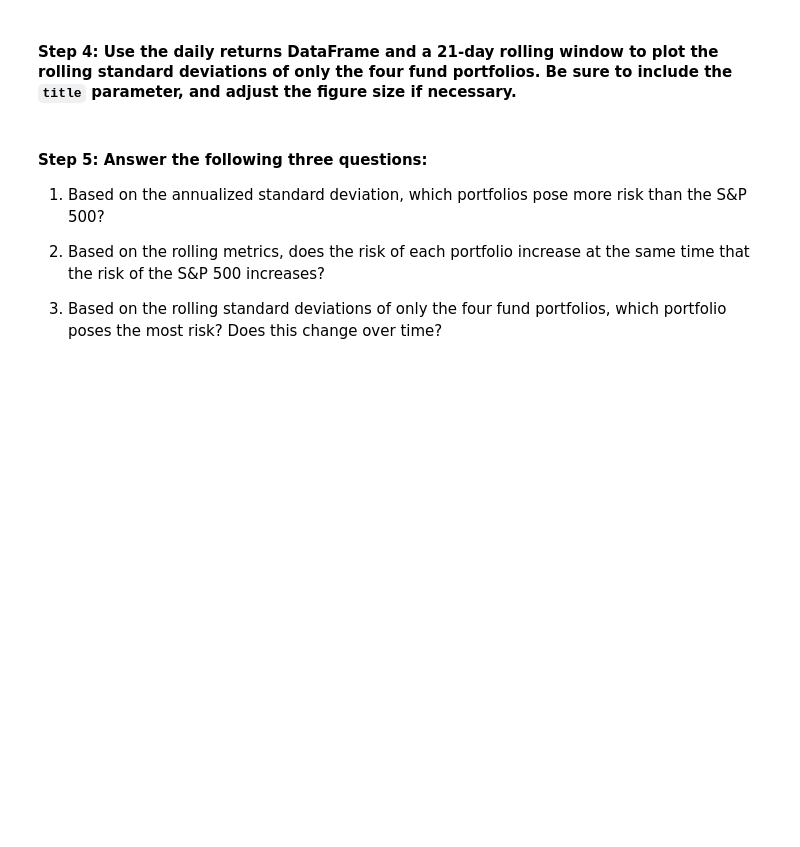
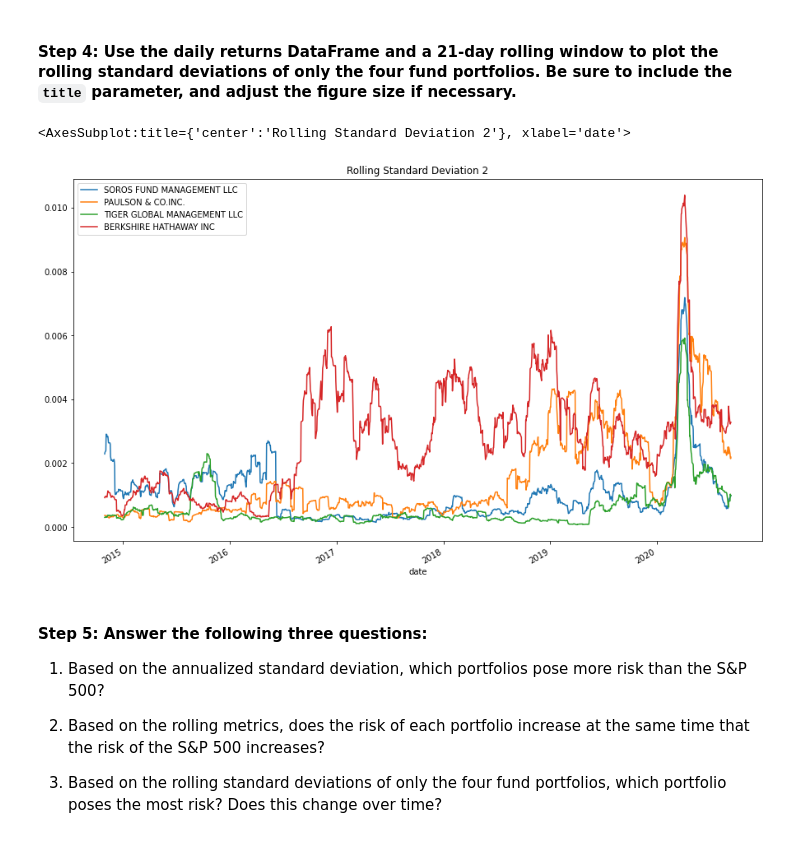
Before and after one commit to caltham/Challenge_4, a Jupyter notebook: risk_return_analysis.ipynb, the cells around one changed output. Drawn from its saved outputs; the diff is of its cells as text; code cells hidden in the pictures; blank space fills up the shorter version.

```diff
--- a/risk_return_analysis.ipynb
+++ b/risk_return_analysis.ipynb
@@ -326,7 +353,13 @@ Evaluate the risk profile of each portfolio by using the standard deviation and
 # %%
 # Using the daily return data and a 21-day rolling window, plot the rolling standard deviation of just the 4 portfolios.
 # Include a title parameter and adjust the figure size
-# YOUR CODE HERE
+
+daily_rolling_2 = new_daily_returns.rolling(window = 21).std()
+
+daily_rolling_2.plot(figsize=(15, 9), title="Rolling Standard Deviation 2")
+# %% [output]
+<AxesSubplot:title={'center':'Rolling Standard Deviation 2'}, xlabel='date'>
+[figure, added]
 # %% [markdown]
 #### Step 5: Answer the following three questions:
 
```
Also changed, not shown: parts of 7 cells of this notebook.
